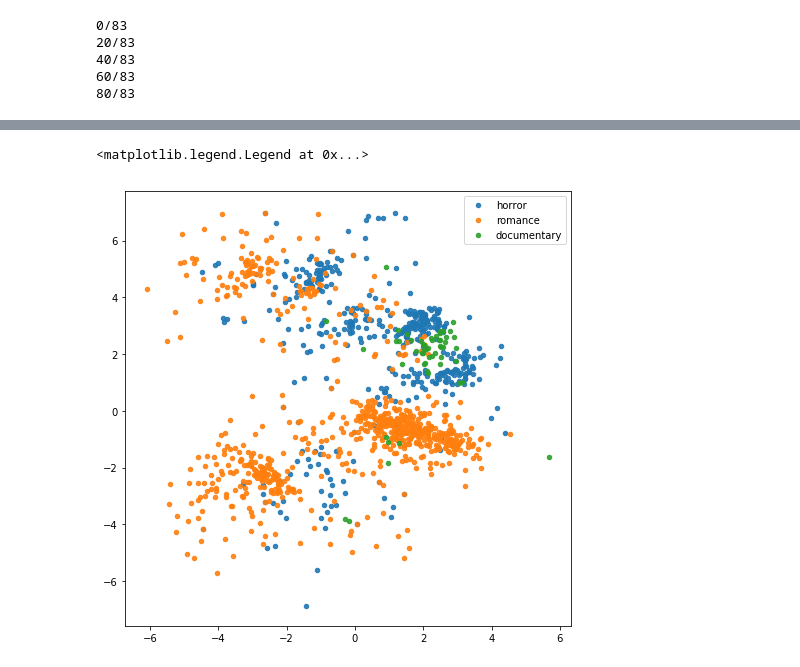
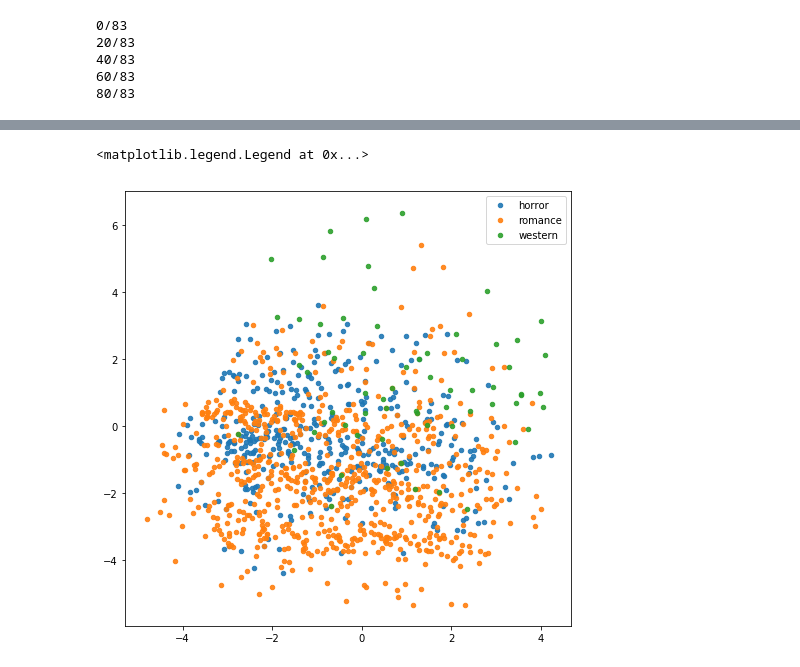
Before and after one commit to zxzhaixiang/QMDB, a Jupyter notebook: model/RecSys_0.4.ipynb, the cells around one changed output, grey strips where cells are left out. Cells and saved outputs as stored; diff of their text form; code cells hidden in the pictures.

```diff
--- a/model/RecSys_0.4.ipynb
+++ b/model/RecSys_0.4.ipynb
@@ -159,5 +159,5 @@ if shuffle_dataset :
 train_idx, val_idx = indices[split:], indices[:split]
 # %%
 ros = RandomOverSampler(random_state=random_seed)
-train_idx_resampled, _ = ros.fit_resample(np.array(train_idx).reshape(-1,1), (R[train_idx].numpy()*2).reshape(-1).astype(int))
+train_idx_resampled, _ = ros.fit_resample(np.array(train_idx).reshape(-1,1), (R[train_idx].numpy()).reshape(-1).astype(int))
 train_idx_resampled = list(train_idx_resampled.reshape(-1))
@@ -220,9 +222,7 @@ class NCF(nn.Module):
         self.fc_layers_relevance = nn.Sequential(
             nn.Linear(self.g_latent_dim + self.i_latent_dim + 64, 64),
             nn.Tanh(),
-            nn.Linear(64, 16),
-            nn.Tanh(),
-            nn.Linear(16, 1),
+            nn.Linear(64, 1),
             nn.Sigmoid()
         )
 
@@ -711,14 +674,14 @@ plt.plot(M_pca[:,0], movie_df['movie_ave_rating'],'.')
 # %%
 plt.figure(figsize=(8,8))
 #for g in ML_Dataset.movie_genres:
-for g in ['horror','romance','documentary']:
+for g in ['horror','romance','western']:
     i_g = genres_dict[g]
     ind = np.where(genres[:,i_g]==1)[0].tolist()
     plt.scatter(M_pca[ind,2], M_pca[ind,1],label=g,s=20, alpha=0.9)
 plt.legend()
 # %% [output]
 <matplotlib.legend.Legend at 0x...>
-[figure, old version]
+[figure, new version]
 # %%
 TopMovies_id = movie_df['num_rating'].nlargest(200).index.values
 
```
Also changed, not shown: parts of 35 cells of this notebook.
